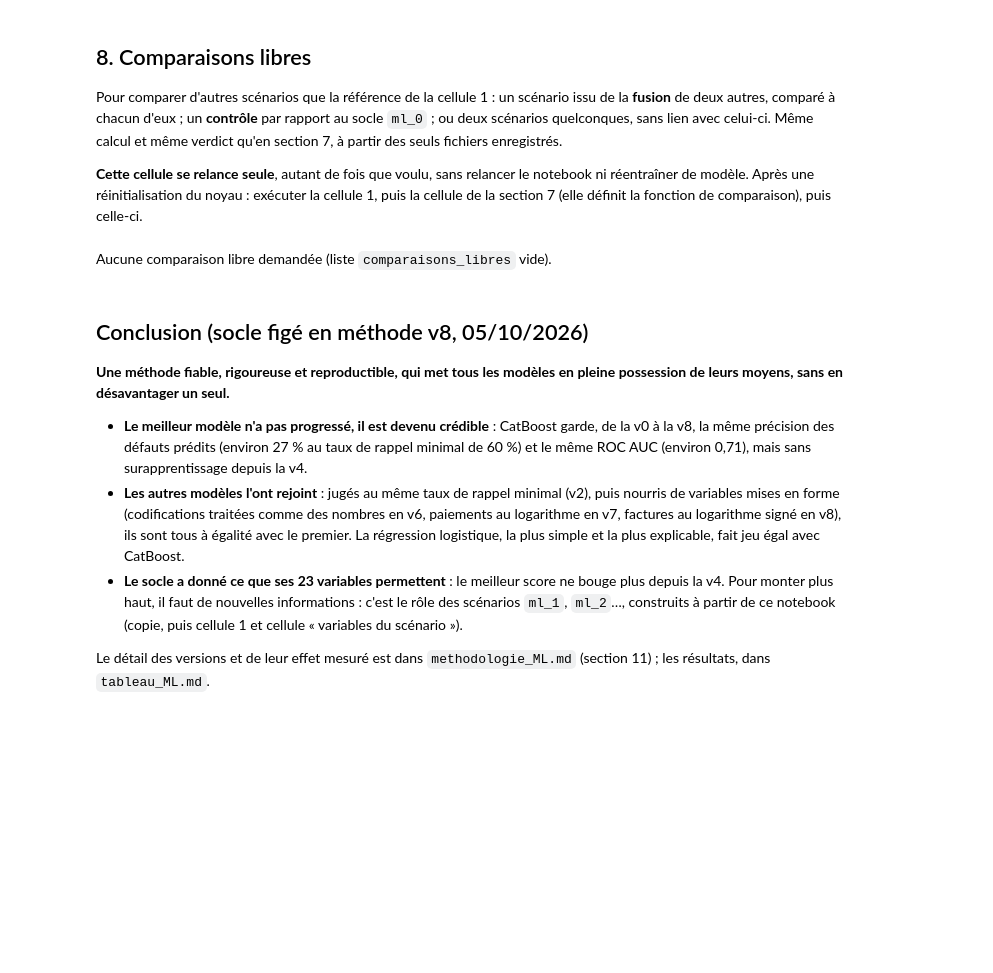
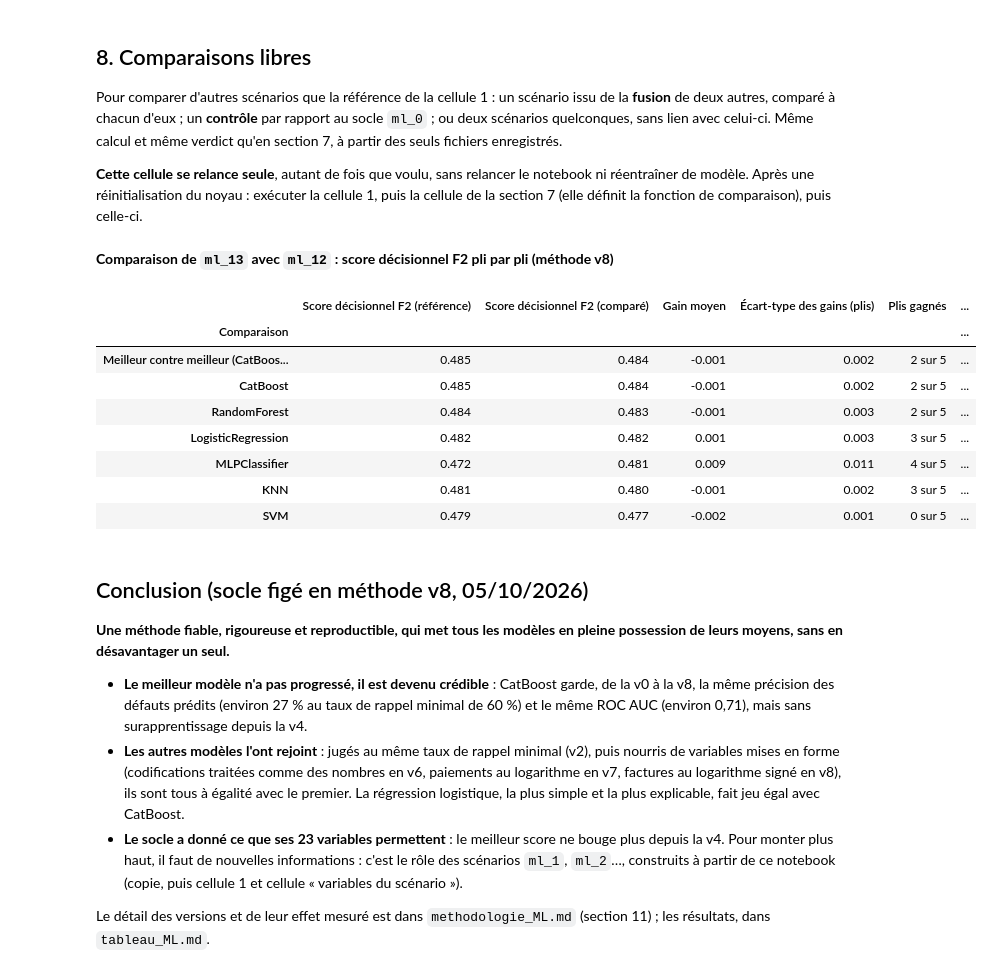
Before and after one commit to johan-mac-59/RiskLens_ML, a Jupyter notebook: lab_ML/ml_12.ipynb, the cells around one changed output. Saved outputs shown, nothing was run; the diff lists cells and outputs as text; code cells hidden in the pictures; blank space fills up the shorter version.

Commit message:
ml_12 et ml_13 écartés (dans le bruit face à ml_4) ; comparaison libre ml_13 contre ml_12 : dans le bruit, perte pour le SVM ; décisions dans tableau_ML

```diff
--- a/lab_ML/ml_12.ipynb
+++ b/lab_ML/ml_12.ipynb
@@ -1082,14 +1082,23 @@ Pour comparer d'autres scénarios que la référence de la cellule 1 : un scéna
 # %%
 # Couples (scénario comparé, scénario de référence), avec la même version de la méthode. Exemples :
 #   [("4", "2"), ("4", "3")] : ml_4, fusion de ml_2 et ml_3, comparé à chacun des deux
 #   [("4", "0")]             : contrôle de ml_4 par rapport au socle
-comparaisons_libres = []
+comparaisons_libres = [("13", "12")]
 for scenario_compare, scenario_ref in comparaisons_libres:
     comparer_scenarios(scenario_compare, scenario_ref, VERSION_METHODE)
 if not comparaisons_libres:
     display(Markdown("Aucune comparaison libre demandée (liste `comparaisons_libres` vide)."))
 # %% [output]
-Aucune comparaison libre demandée (liste `comparaisons_libres` vide).
+**Comparaison de `ml_13` avec `ml_12` : score décisionnel F2 pli par pli (méthode v8)**
+|  | Score décisionnel F2 (référence) | Score décisionnel F2 (comparé) | Gain moyen | Écart-type des gains (plis) | Plis gagnés | ... |
+| Comparaison |  |  |  |  |  | ... |
+| Meilleur contre meilleur (CatBoos... | 0.485 | 0.484 | -0.001 | 0.002 | 2 sur 5 | ... |
+| CatBoost | 0.485 | 0.484 | -0.001 | 0.002 | 2 sur 5 | ... |
+| RandomForest | 0.484 | 0.483 | -0.001 | 0.003 | 2 sur 5 | ... |
+| LogisticRegression | 0.482 | 0.482 | 0.001 | 0.003 | 3 sur 5 | ... |
+| MLPClassifier | 0.472 | 0.481 | 0.009 | 0.011 | 4 sur 5 | ... |
+| KNN | 0.481 | 0.480 | -0.001 | 0.002 | 3 sur 5 | ... |
+| SVM | 0.479 | 0.477 | -0.002 | 0.001 | 0 sur 5 | ... |
 # %% [markdown]
 ## Conclusion (socle figé en méthode v8, 05/10/2026)
 
```
Also changed, not shown: 1 other file.
